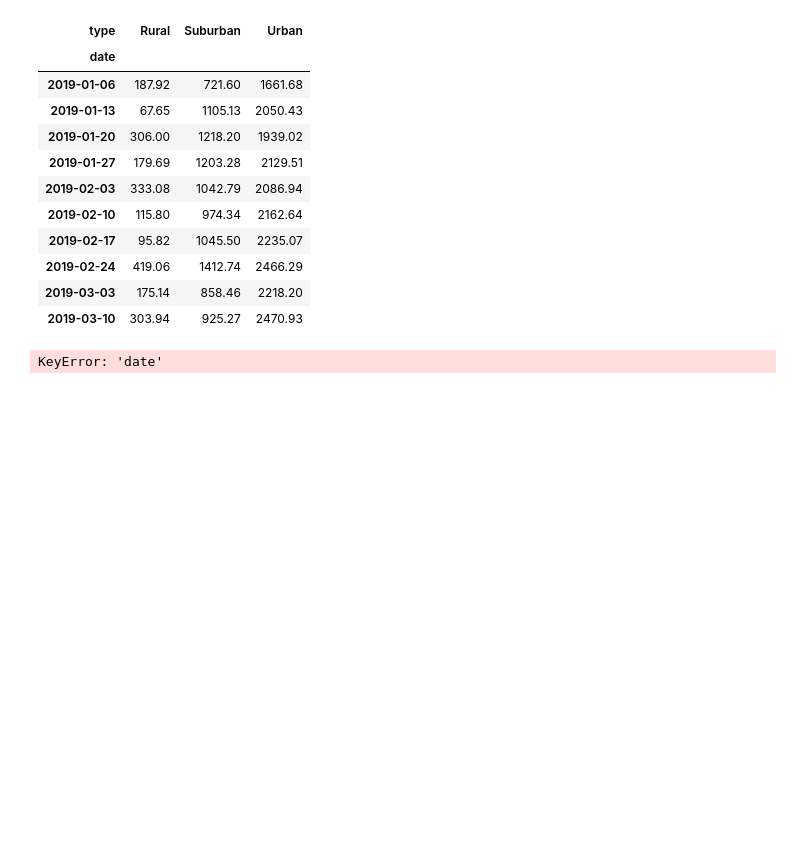
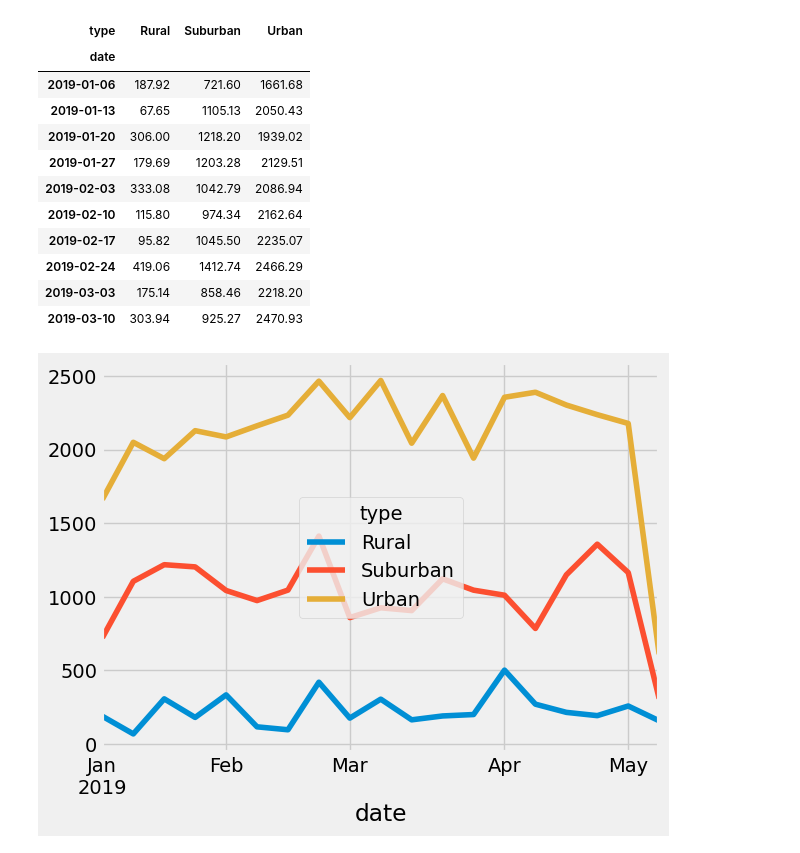
Before and after one commit to mohammad-assaad999/PyBer_Analysis, a Jupyter notebook: PyBer_Challenge.ipynb, the cells around one changed output. Saved outputs shown, nothing was run; the diff lists cells and outputs as text; code cells hidden in the pictures; blank space fills up the shorter version.

```diff
--- a/PyBer_Challenge.ipynb
+++ b/PyBer_Challenge.ipynb
@@ -249,15 +249,14 @@ pyber_data_df2_pivot_week.head(10)
 | 2019-03-10 | 303.94 | 925.27 | 2470.93 |
 # %%
 # 8. Using the object-oriented interface method, plot the resample DataFrame using the df.plot() function.
-fig, ax = plt.subplots()
-pyber_data_df2_pivot_week.plot(x="date", y="fare")
+pyber_data_df2_pivot_week.plot()
 ax.set_title("Total Fare by City Type")
 ax.set_ylabel("Fare($USD)")
 plt.savefig("analysis/PyBer_fare_summary.png")
+plt.show()
 # Import the style from Matplotlib.
 from matplotlib import style
 # Use the graph style fivethirtyeight.
 style.use('fivethirtyeight')
-plt.show()
 # %% [output]
-KeyError: 'date'
+[figure, added]
```
Also changed, not shown: 1 other file.
